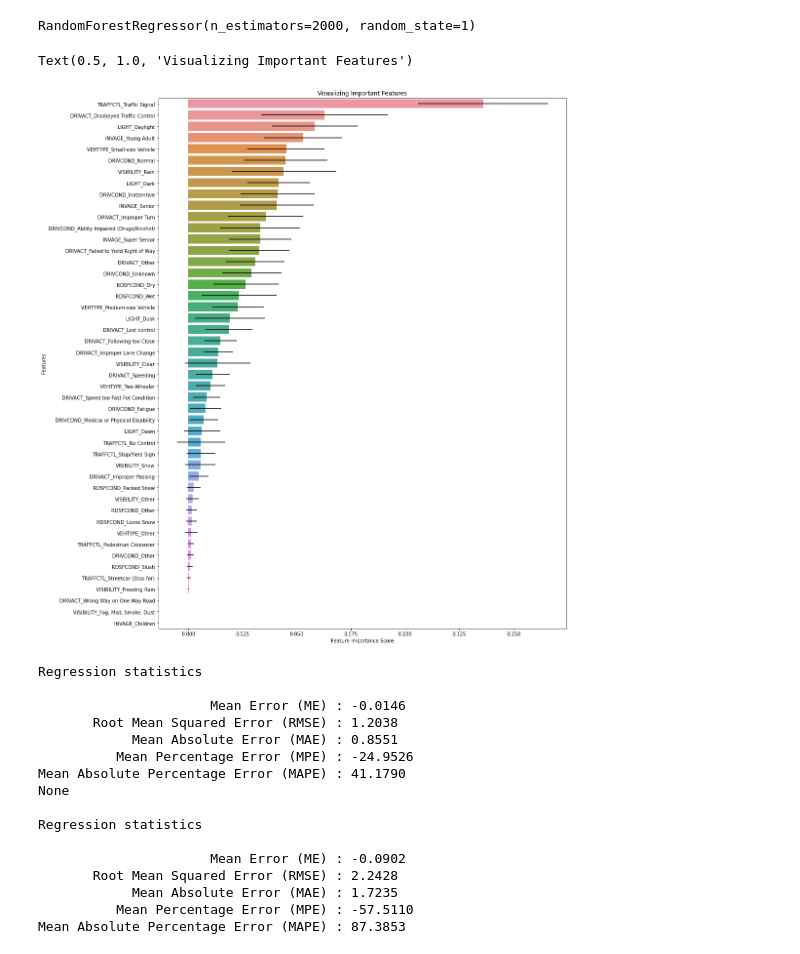
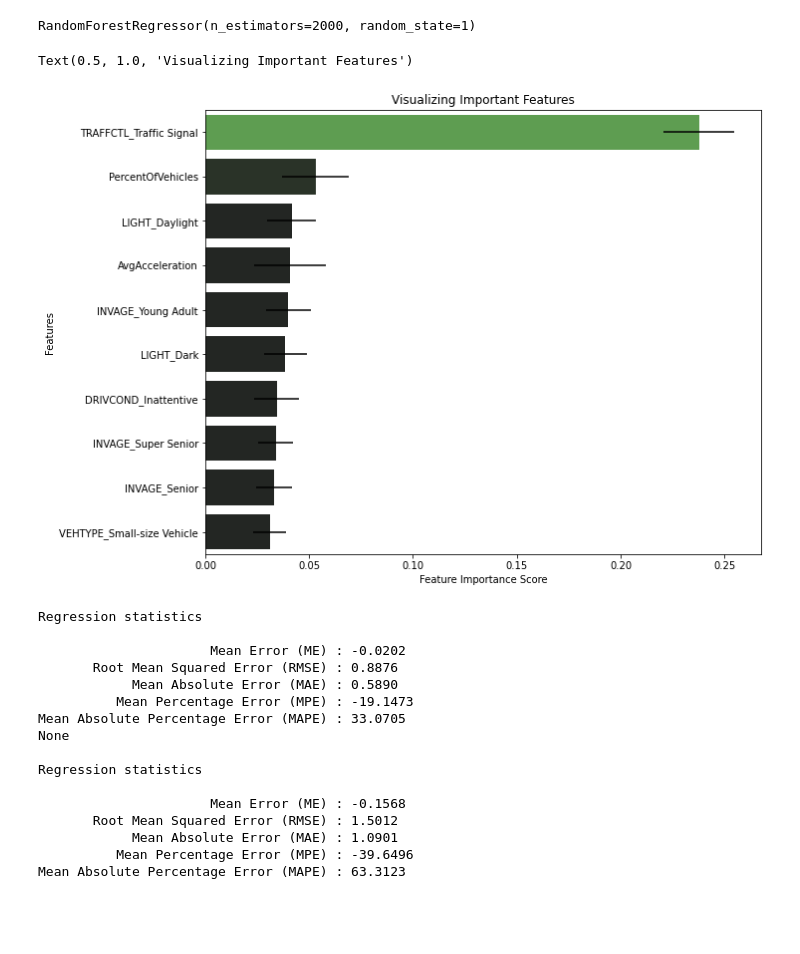
Before and after one commit to Vincent-Kwan/Safe-Roads-Competition, a Jupyter notebook: Tree Models.ipynb, the cells around one changed output. Drawn from its saved outputs; the diff is of its cells as text; code cells hidden in the pictures; blank space fills up the shorter version.

```diff
--- a/Tree Models.ipynb
+++ b/Tree Models.ipynb
@@ -92,8 +121,12 @@ X.shape
 # %%
 # ONLY RUN THESE FOR LIGHTGBM
 
-X = ultimate_df[[col for col in ultimate_df.columns if col not in ('COUNT', 'WARDNUM', 'LATITUDE', 'LONGITUDE', 'Latitude', 'Longitude',  'PercentCar', 'PercentHDT', 'PercentLDT', 'PercentMDT', 'PercentMPV', 'PercentOther')]]
+X = ultimate_df[[col for col in ultimate_df.columns if col not in ('COUNT', 'WARDNUM', 'LATITUDE', 'LONGITUDE', 'Latitude', 'Longitude',  'PercentCar', 'PercentHDT', 'PercentLDT', 'PercentMDT', 'PercentMPV', 'PercentOther', 'TIME')]]
 
+X['PercentOfVehicles'] = (X['PercentOfVehicles'] > X['PercentOfVehicles'].mean()).astype('int')
+X['AvgAcceleration'] = (X['AvgAcceleration'] > X['AvgAcceleration'].mean()).astype('int')
+X['SeverityScore'] = (X['SeverityScore'] > X['SeverityScore'].mean()).astype('int')
+X['IncidentsTotal'] = (X['IncidentsTotal'] > X['IncidentsTotal'].mean()).astype('int')
 #X = pd.get_dummies(X)
 
 # need to remove the columns with 0s in their names
@@ -321,38 +345,48 @@ rf = RandomForestRegressor(n_estimators = 2000, random_state = 1)
 rf.fit(train_X, train_Y)
 # %% [output]
 RandomForestRegressor(n_estimators=2000, random_state=1)
+# %%
+def colors_from_values(values, palette_name):
+    # normalize the values to range [0, 1]
+    normalized = (values - min(values)) / (max(values) - min(values))
+    # convert to indices
+    indices = np.round(normalized * (len(values) - 1)).astype(np.int32)
+    # use the indices to get the colors
+    palette = sns.color_palette(palette_name, len(values))
+    return np.array(palette).take(indices, axis=0)
 # %%
 std = np.std([tree.feature_importances_ for tree in rf.estimators_], axis=0)
 tf = pd.DataFrame({'feature': train_X.columns, 'importance': rf.feature_importances_, 'std': std})
 tf = tf.sort_values('importance', ascending = False)
-plt.figure(figsize = (15,20))
-sns.barplot(x = tf['importance'], y = tf['feature'], xerr = tf['std'])
+plt.figure(figsize = (10,8.2))
+c = colors_from_values(tf['importance'][:10], "dark:#5A4")
+sns.barplot(x = tf['importance'][:10], y = tf['feature'][:10], xerr = tf['std'][:10], palette = c)
 plt.xlabel('Feature Importance Score')
 plt.ylabel('Features')
 plt.title("Visualizing Important Features")
 # %% [output]
 Text(0.5, 1.0, 'Visualizing Important Features')
-[figure, old version]
+[figure, new version]
 # %%
 print(regressionSummary(train_Y, rf.predict(train_X)))
 regressionSummary(valid_Y, rf.predict(valid_X))
 # %% [output]
 Regression statistics
 
-                      Mean Error (ME) : -0.0146
-       Root Mean Squared Error (RMSE) : 1.2038
-            Mean Absolute Error (MAE) : 0.8551
-          Mean Percentage Error (MPE) : -24.9526
-Mean Absolute Percentage Error (MAPE) : 41.1790
+                      Mean Error (ME) : -0.0202
+       Root Mean Squared Error (RMSE) : 0.8876
+            Mean Absolute Error (MAE) : 0.5890
+          Mean Percentage Error (MPE) : -19.1473
+Mean Absolute Percentage Error (MAPE) : 33.0705
 None
 
 Regression statistics
 
-                      Mean Error (ME) : -0.0902
-       Root Mean Squared Error (RMSE) : 2.2428
-            Mean Absolute Error (MAE) : 1.7235
-          Mean Percentage Error (MPE) : -57.5110
-Mean Absolute Percentage Error (MAPE) : 87.3853
+                      Mean Error (ME) : -0.1568
+       Root Mean Squared Error (RMSE) : 1.5012
+            Mean Absolute Error (MAE) : 1.0901
+          Mean Percentage Error (MPE) : -39.6496
+Mean Absolute Percentage Error (MAPE) : 63.3123
 # %%
 explainer = shap.TreeExplainer(rf)
 shap_values = explainer.shap_values(valid_X)
```
Also changed, not shown: parts of 19 cells of this notebook, 3 other files.
